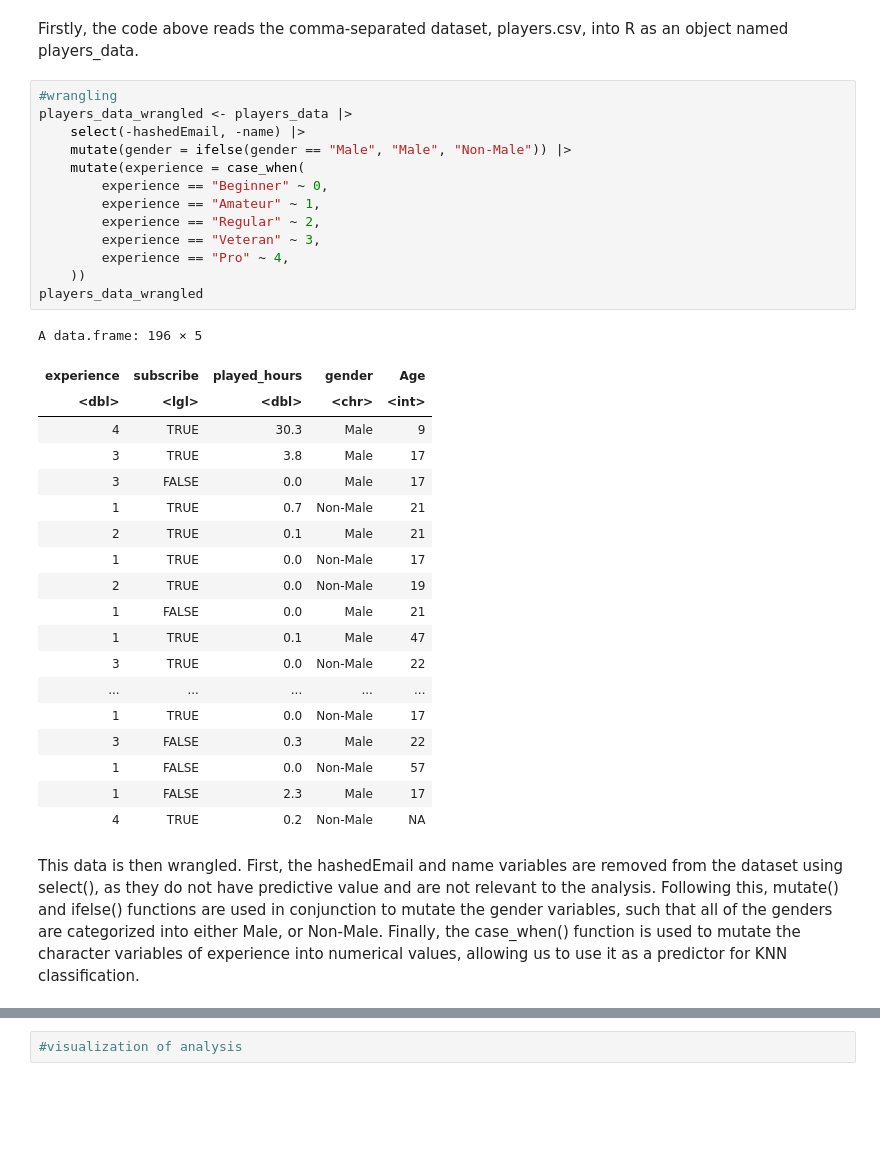
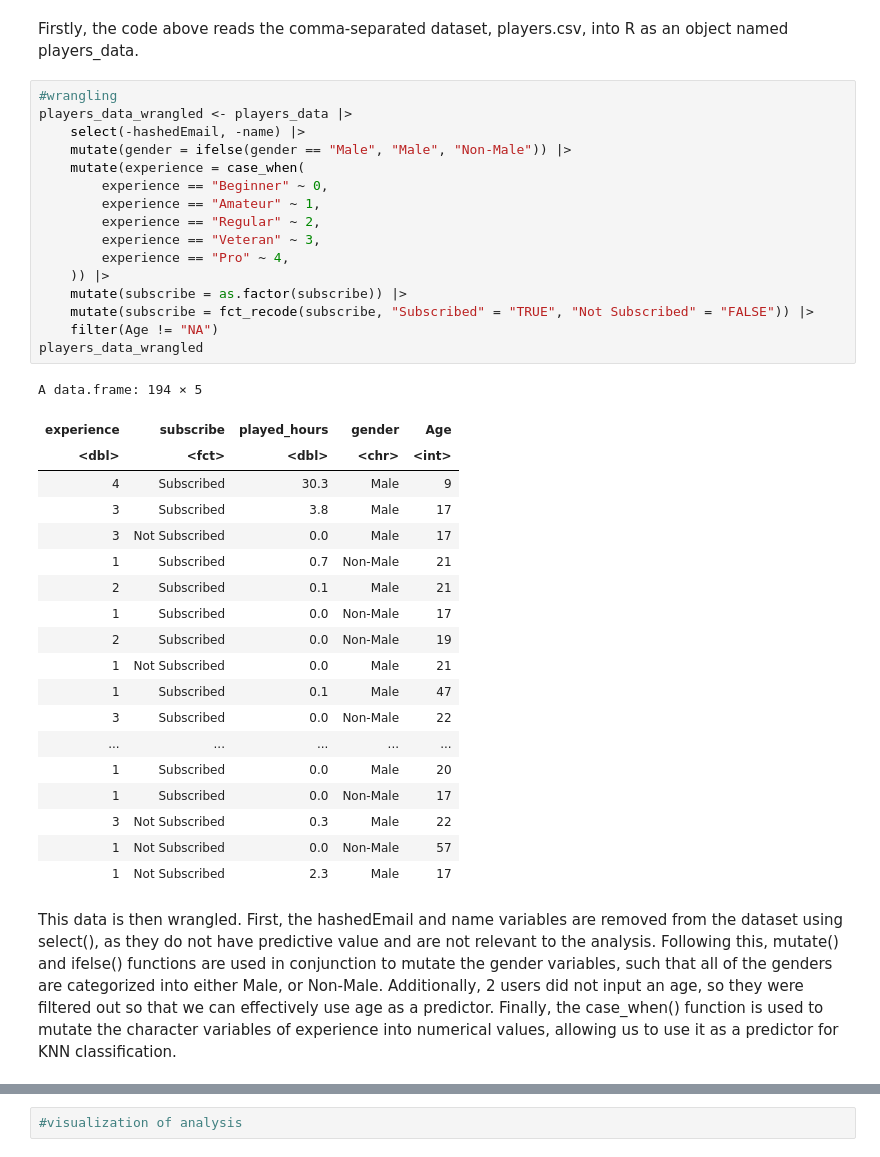
Before and after one commit to raywu255/DSCI-Project-Final-Report, a Jupyter notebook: Final Project.ipynb, the cells around one changed output, grey strips where cells are left out. Cells and saved outputs as stored; diff of their text form; blank space fills up the shorter version.

Commit message:
Analysis added
Added Analysis code and tweaked other sections for consistency. Filtered out observations with NA as age, and split the dataset 80/20

```diff
--- a/Final Project.ipynb
+++ b/Final Project.ipynb
@@ -64,36 +65,39 @@ Firstly, the code above reads the comma-separated dataset, players.csv, into R a
 # %%
 #wrangling
 players_data_wrangled <- players_data |>
     select(-hashedEmail, -name) |>
     mutate(gender = ifelse(gender == "Male", "Male", "Non-Male")) |>
     mutate(experience = case_when(
         experience == "Beginner" ~ 0,
         experience == "Amateur" ~ 1,
         experience == "Regular" ~ 2,
         experience == "Veteran" ~ 3,
         experience == "Pro" ~ 4,
-    ))
+    )) |>
+    mutate(subscribe = as.factor(subscribe)) |>
+    mutate(subscribe = fct_recode(subscribe, "Subscribed" = "TRUE", "Not Subscribed" = "FALSE")) |>
+    filter(Age != "NA")
 players_data_wrangled
 # %% [output]
-A data.frame: 196 × 5
+A data.frame: 194 × 5
 | experience | subscribe | played_hours | gender | Age |
-| <dbl> | <lgl> | <dbl> | <chr> | <int> |
-| 4 | TRUE | 30.3 | Male | 9 |
-| 3 | TRUE | 3.8 | Male | 17 |
-| 3 | FALSE | 0.0 | Male | 17 |
-| 1 | TRUE | 0.7 | Non-Male | 21 |
-| 2 | TRUE | 0.1 | Male | 21 |
-| 1 | TRUE | 0.0 | Non-Male | 17 |
-| 2 | TRUE | 0.0 | Non-Male | 19 |
-| 1 | FALSE | 0.0 | Male | 21 |
-| 1 | TRUE | 0.1 | Male | 47 |
-| 3 | TRUE | 0.0 | Non-Male | 22 |
+| <dbl> | <fct> | <dbl> | <chr> | <int> |
+| 4 | Subscribed | 30.3 | Male | 9 |
+| 3 | Subscribed | 3.8 | Male | 17 |
+| 3 | Not Subscribed | 0.0 | Male | 17 |
+| 1 | Subscribed | 0.7 | Non-Male | 21 |
+| 2 | Subscribed | 0.1 | Male | 21 |
+| 1 | Subscribed | 0.0 | Non-Male | 17 |
+| 2 | Subscribed | 0.0 | Non-Male | 19 |
+| 1 | Not Subscribed | 0.0 | Male | 21 |
+| 1 | Subscribed | 0.1 | Male | 47 |
+| 3 | Subscribed | 0.0 | Non-Male | 22 |
 | ... | ... | ... | ... | ... |
-| 1 | TRUE | 0.0 | Non-Male | 17 |
-| 3 | FALSE | 0.3 | Male | 22 |
-| 1 | FALSE | 0.0 | Non-Male | 57 |
-| 1 | FALSE | 2.3 | Male | 17 |
-| 4 | TRUE | 0.2 | Non-Male | NA |
+| 1 | Subscribed | 0.0 | Male | 20 |
+| 1 | Subscribed | 0.0 | Non-Male | 17 |
+| 3 | Not Subscribed | 0.3 | Male | 22 |
+| 1 | Not Subscribed | 0.0 | Non-Male | 57 |
+| 1 | Not Subscribed | 2.3 | Male | 17 |
 # %% [markdown]
-This data is then wrangled. First, the hashedEmail and name variables are removed from the dataset using select(), as they do not have predictive value and are not relevant to the analysis. Following this, mutate() and ifelse() functions are used in conjunction to mutate the gender variables, such that all of the genders are categorized into either Male, or Non-Male. Finally, the case_when() function is used to mutate the character variables of experience into numerical values, allowing us to use it as a predictor for KNN classification.
+This data is then wrangled. First, the hashedEmail and name variables are removed from the dataset using select(), as they do not have predictive value and are not relevant to the analysis. Following this, mutate() and ifelse() functions are used in conjunction to mutate the gender variables, such that all of the genders are categorized into either Male, or Non-Male. Additionally, 2 users did not input an age, so they were filtered out so that we can effectively use age as a predictor. Finally, the case_when() function is used to mutate the character variables of experience into numerical values, allowing us to use it as a predictor for KNN classification.
 # %% [markdown]
```
Also changed, not shown: parts of 5 cells of this notebook.
